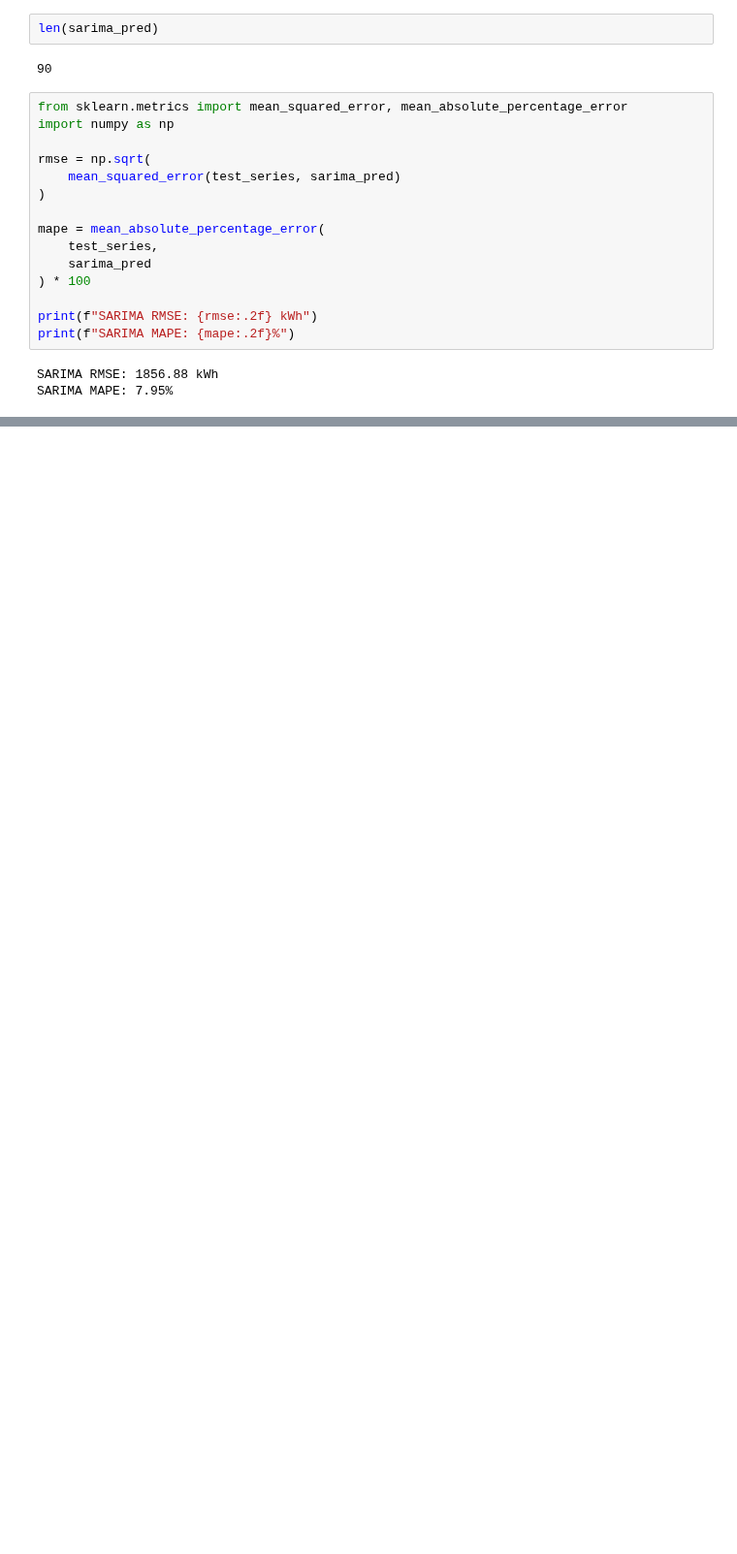
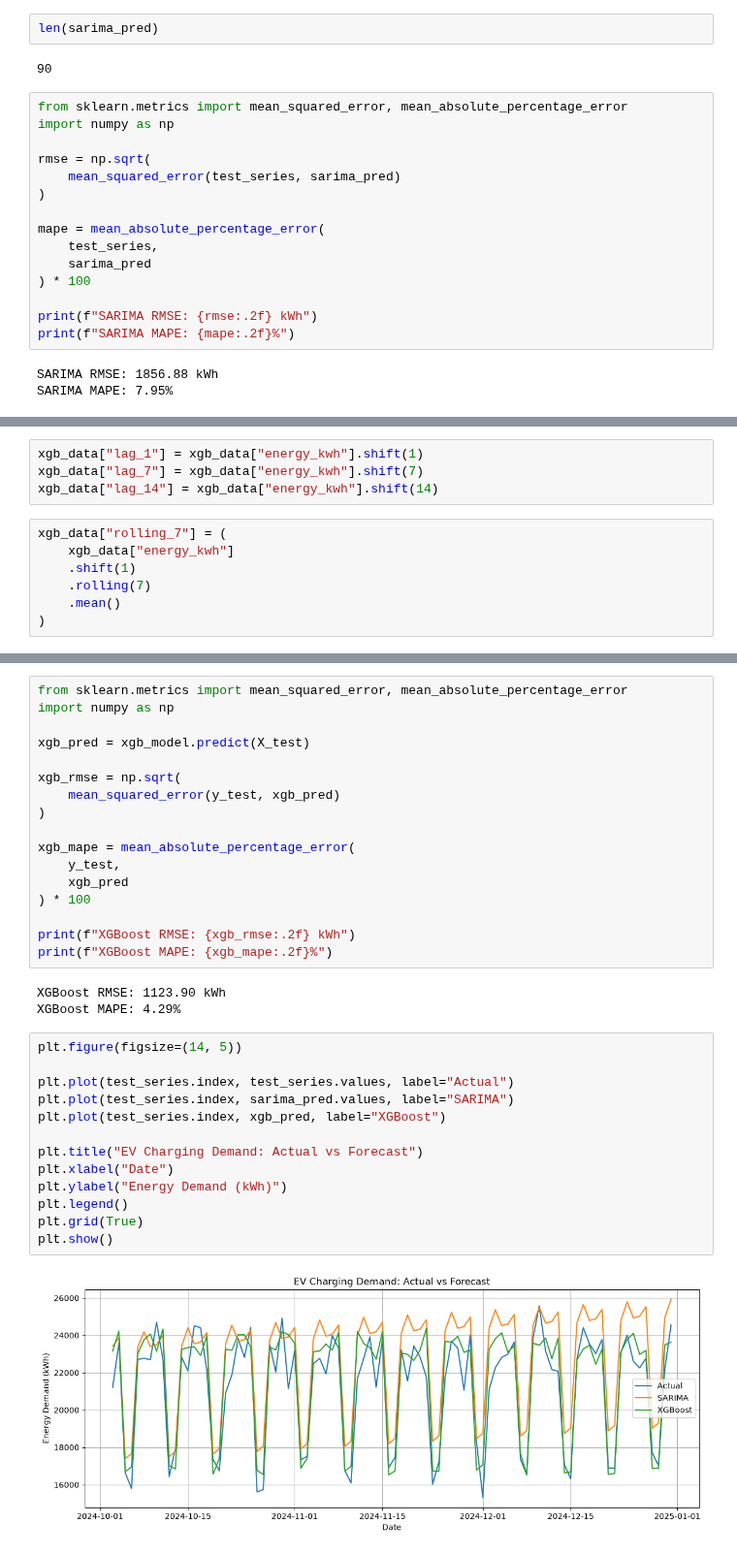
Before and after one commit to Student-boy143/powergrid-ev-analytics, a Jupyter notebook: notebooks/01_dataset_exploration.ipynb.ipynb, the cells around one changed output, grey strips where cells are left out. Shown at 97% size. Saved outputs shown, nothing was run; the diff lists cells and outputs as text; blank space fills up the shorter version.

Commit message:
Complete demand forecasting analysis

```diff
--- a/notebooks/01_dataset_exploration.ipynb.ipynb
+++ b/notebooks/01_dataset_exploration.ipynb.ipynb
@@ -540,0 +559,11 @@ SARIMA MAPE: 7.95%
+# %%
+xgb_data["lag_1"] = xgb_data["energy_kwh"].shift(1)
+xgb_data["lag_7"] = xgb_data["energy_kwh"].shift(7)
+xgb_data["lag_14"] = xgb_data["energy_kwh"].shift(14)
+# %%
+xgb_data["rolling_7"] = (
+    xgb_data["energy_kwh"]
+    .shift(1)
+    .rolling(7)
+    .mean()
+)
@@ -540,0 +618,35 @@ SARIMA MAPE: 7.95%
+# %%
+from sklearn.metrics import mean_squared_error, mean_absolute_percentage_error
+import numpy as np
+
+xgb_pred = xgb_model.predict(X_test)
+
+xgb_rmse = np.sqrt(
+    mean_squared_error(y_test, xgb_pred)
+)
+
+xgb_mape = mean_absolute_percentage_error(
+    y_test,
+    xgb_pred
+) * 100
+
+print(f"XGBoost RMSE: {xgb_rmse:.2f} kWh")
+print(f"XGBoost MAPE: {xgb_mape:.2f}%")
+# %% [output]
+XGBoost RMSE: 1123.90 kWh
+XGBoost MAPE: 4.29%
+# %%
+plt.figure(figsize=(14, 5))
+
+plt.plot(test_series.index, test_series.values, label="Actual")
+plt.plot(test_series.index, sarima_pred.values, label="SARIMA")
+plt.plot(test_series.index, xgb_pred, label="XGBoost")
+
+plt.title("EV Charging Demand: Actual vs Forecast")
+plt.xlabel("Date")
+plt.ylabel("Energy Demand (kWh)")
+plt.legend()
+plt.grid(True)
+plt.show()
+# %% [output]
+[figure, added]
```
Also changed, not shown: parts of 17 cells of this notebook.
